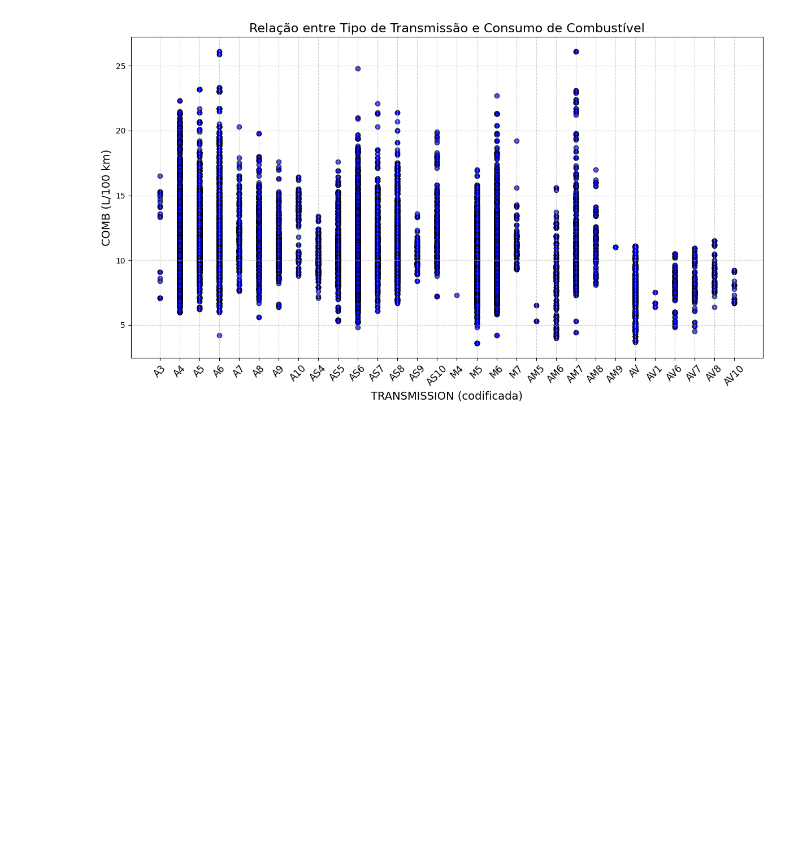
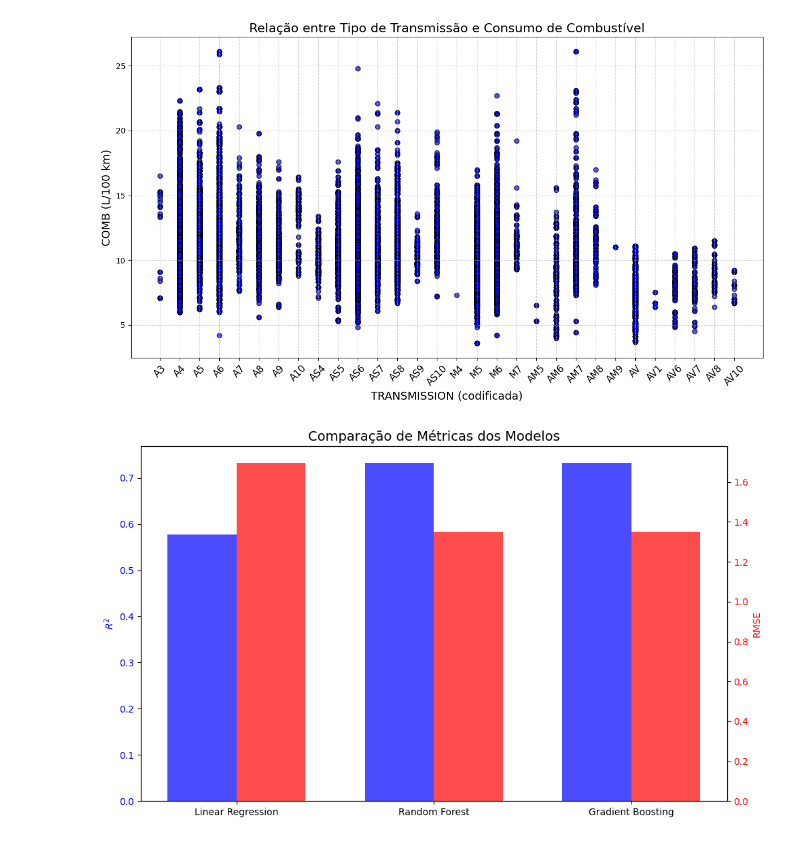
Before and after one commit to DanielFreitassc/projeto_final_ml, a Jupyter notebook: teste.ipynb, the cells around one changed output. Saved outputs shown, nothing was run; the diff lists cells and outputs as text; code cells hidden in the pictures; blank space fills up the shorter version.

Commit message:
Feat: modelo em prod

```diff
--- a/teste.ipynb
+++ b/teste.ipynb
@@ -305,3 +228,92 @@ plt.show()
 Valores únicos em TRANSMISSION: [ 1 16  9  8 17  2  0 10 24  3 20  4 21 11 12 15  5 18 27 28 26 19  6 13
  22 23 14  7 29 25]
 [figure]
+# %%
+df = pd.read_csv('fuel.csv')
+
+df['ENGINE SIZE'] = pd.to_numeric(df['ENGINE SIZE'], errors='coerce')
+df['CYLINDERS'] = pd.to_numeric(df['CYLINDERS'], errors='coerce')
+df['FUEL'] = df['FUEL'].map({'X': 0, 'Z': 1, 'E': 2, 'N': 3, 'D': 4})
+df.dropna(subset=['ENGINE SIZE', 'CYLINDERS', 'FUEL', 'COMB (L/100 km)'], inplace=True)
+
+y = 100 / df['COMB (L/100 km)']
+X = df[['ENGINE SIZE', 'CYLINDERS', 'FUEL']]
+
+preprocessador = ColumnTransformer(
+    transformers=[('num', Pipeline([('scaler', StandardScaler()), ('passthrough', 'passthrough')]),
+                   ['ENGINE SIZE', 'CYLINDERS']),
+                  ('cat', 'passthrough', ['FUEL'])]
+)
+
+modelos = {
+    'Linear Regression': LinearRegression(),
+    'Random Forest': RandomForestRegressor(n_estimators=150, min_samples_split=2, max_depth=30, random_state=42),
+    'Gradient Boosting': GradientBoostingRegressor(n_estimators=150, max_depth=7, learning_rate=0.2, random_state=42)
+}
+
+pipelines = {
+    nome: Pipeline(steps=[('preprocessador', preprocessador), ('modelo', modelo)])
+    for nome, modelo in modelos.items()
+}
+
+X_train, X_test, y_train, y_test = train_test_split(X, y, test_size=0.2, random_state=42)
+
+melhor_modelo_nome = None
+melhor_modelo_pipeline = None
+melhor_r2 = float('-inf')
+metricas = {}
+
+for nome, pipeline in pipelines.items():
+    pipeline.fit(X_train, y_train)
+    y_pred = pipeline.predict(X_test)
+    r2 = r2_score(y_test, y_pred)
+    rmse = np.sqrt(mean_squared_error(y_test, y_pred))
+    metricas[nome] = {'R²': r2, 'RMSE': rmse}
+    if r2 > melhor_r2:
+        melhor_r2 = r2
+        melhor_modelo_nome = nome
+        melhor_modelo_pipeline = pipeline
+
+joblib.dump(melhor_modelo_pipeline, 'modelos.pkl')
+
+def plot_metricas(metricas):
+    modelos = list(metricas.keys())
+    r2_scores = [metricas[modelo]['R²'] for modelo in modelos]
+    rmse_scores = [metricas[modelo]['RMSE'] for modelo in modelos]
+
+    x = np.arange(len(modelos))
+    width = 0.35
+
+    fig, ax1 = plt.subplots(figsize=(10, 6))
+
+    ax1.bar(x - width/2, r2_scores, width, label='$R^2$', color='blue', alpha=0.7)
+    ax1.set_ylabel('$R^2$', color='blue')
+    ax1.set_title('Comparação de Métricas dos Modelos', fontsize=14)
+    ax1.set_xticks(x)
+    ax1.set_xticklabels(modelos)
+    ax1.tick_params(axis='y', labelcolor='blue')
+
+    ax2 = ax1.twinx()
+    ax2.bar(x + width/2, rmse_scores, width, label='RMSE', color='red', alpha=0.7)
+    ax2.set_ylabel('RMSE', color='red')
+    ax2.tick_params(axis='y', labelcolor='red')
+
+    fig.tight_layout()
+    plt.show()
+
+def plot_real_vs_predito(melhor_modelo_pipeline, X_test, y_test):
+    y_pred = melhor_modelo_pipeline.predict(X_test)
+    plt.figure(figsize=(8, 6))
+    plt.scatter(y_test, y_pred, alpha=0.7, color='blue', edgecolors='k', label='Predições')
+    plt.plot([min(y_test), max(y_test)], [min(y_test), max(y_test)], '--', color='red', label='Linha Ideal')
+    plt.title(f'Real vs. Predito - {melhor_modelo_nome}', fontsize=14)
+    plt.xlabel('Valores Reais')
+    plt.ylabel('Valores Preditos')
+    plt.legend()
+    plt.grid(True)
+    plt.show()
+
+plot_metricas(metricas)
+plot_real_vs_predito(melhor_modelo_pipeline, X_test, y_test)
+# %% [output]
+[figure, added]
```
Also changed, not shown: parts of 2 cells of this notebook.
